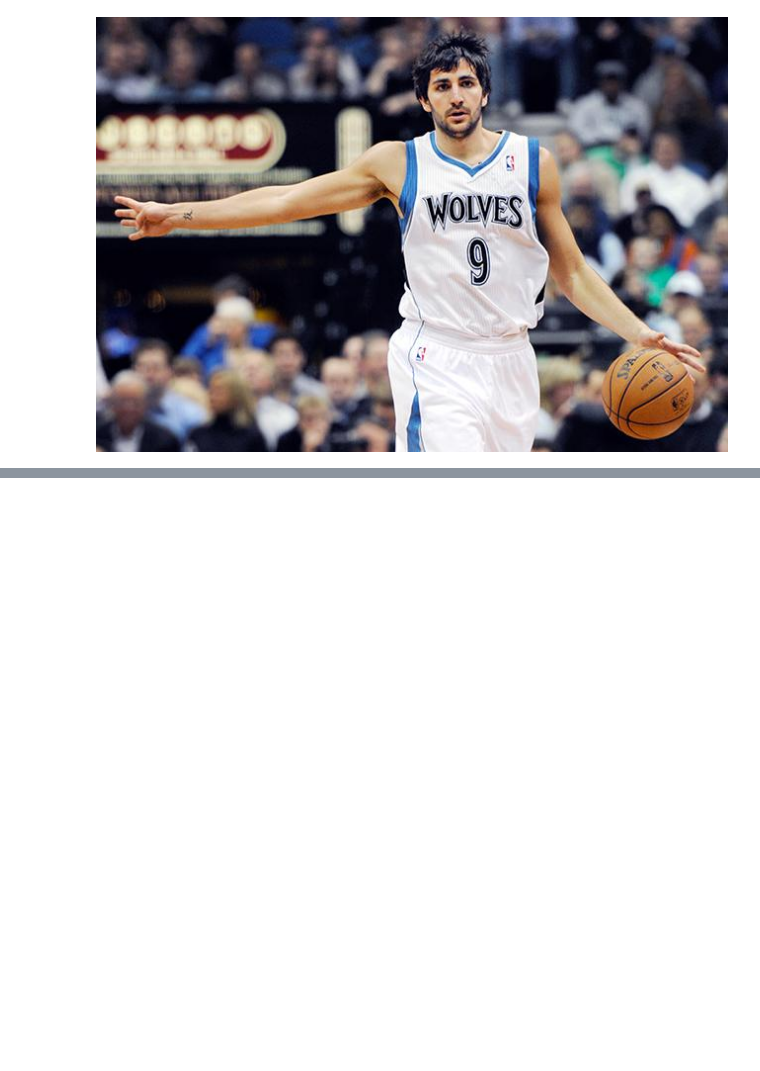
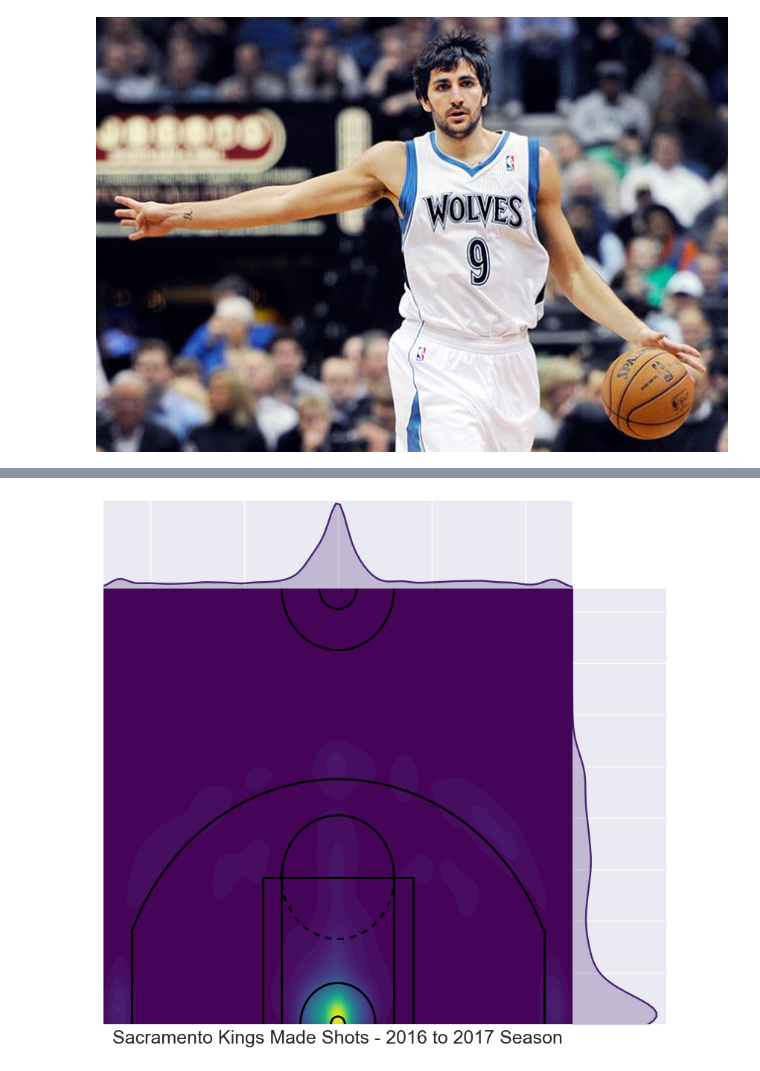
Before and after one commit to MPhillips55/Capstone_Project_1_2016-2017_NBA_Data, a Jupyter notebook: EDA/Capstone Project EDA - 2016-2017 NBA Data.ipynb, the cells around one changed output, grey strips where cells are left out. Drawn from its saved outputs; the diff is of its cells as text; code cells hidden in the pictures; blank space fills up the shorter version.

```diff
--- a/EDA/Capstone Project EDA - 2016-2017 NBA Data.ipynb
+++ b/EDA/Capstone Project EDA - 2016-2017 NBA Data.ipynb
@@ -527,0 +536,9 @@ Image("RickyRubio.jpg")
+# %%
+pbpdf = pd.DataFrame.from_csv('../../Cleaned_NBA_Season_Data/play_by_play_cleaned.csv')
+# %%
+# create dataframe to hold relevant data
+shot_df = pbpdf[['team_in_possession','original_x', 'original_y', 'result']]
+
+# some rows do not contain shot data so they will be dropped
+shot_df = shot_df.dropna()
+shot_df.head()
@@ -527,0 +552,36 @@ Image("RickyRubio.jpg")
+# %%
+# filter dataframe down to made shots, and only for the Sacramento Kings
+shot_df = shot_df[(shot_df.result == 'made') & (shot_df.team_in_possession == 'SAC')]
+
+# clean dataframe to assist with graphing
+shot_df = shot_df.drop('result', axis=1)
+shot_df = shot_df.drop('team_in_possession', axis=1)
+# %%
+# set colormap for the heatmap
+cmap = plt.cm.viridis
+
+# create shot chart heatmap
+joint_shot_chart = sns.jointplot(shot_df.original_x,
+                                 shot_df.original_y,
+                                stat_func=None,
+                                kind='kde',
+                                space=0,
+                                color=cmap(0.1),
+                                cmap=cmap,
+                                n_levels=50)
+
+# set figure size
+joint_shot_chart.fig.set_size_inches(8.72,8)
+
+# set ax to draw court lines, and adjust presentation
+ax = joint_shot_chart.ax_joint
+draw_court(ax)
+ax.set_xlim(250,-250)
+ax.set_ylim(0, 422.5)
+ax.set_xlabel('Sacramento Kings Made Shots - 2016 to 2017 Season',fontsize=18)
+ax.set_ylabel('')
+ax.tick_params(labelbottom='off', labelleft='off')
+import warnings
+warnings.filterwarnings("ignore", category=np.VisibleDeprecationWarning)
+# %% [output]
+[figure, added]
```
Also changed, not shown: parts of 7 cells of this notebook.
